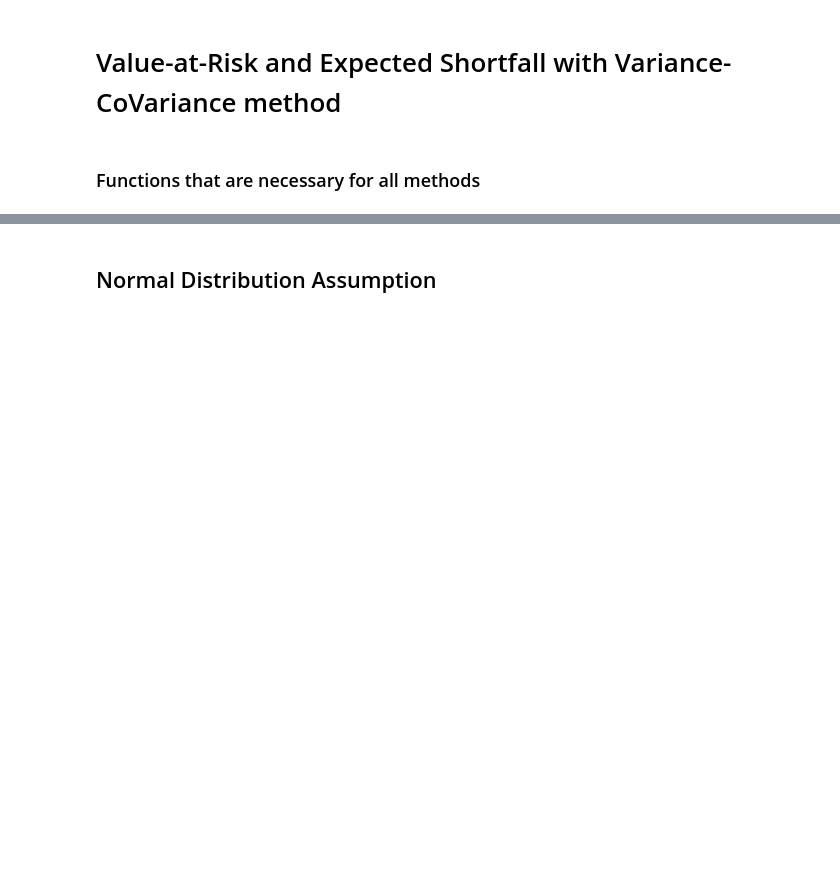
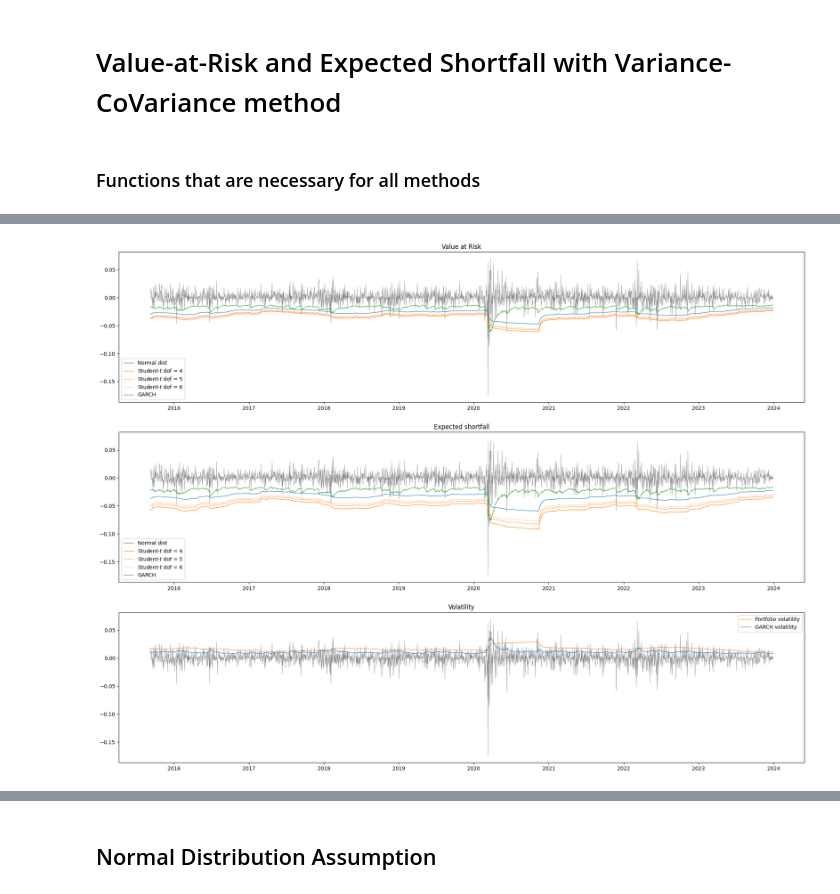
Before and after one commit to DaanZunnenberg/RiskFunctions, a Jupyter notebook: Assignment_1/Experiments.ipynb, the cells around one changed output, grey strips where cells are left out. Saved outputs shown, nothing was run; the diff lists cells and outputs as text; code cells hidden in the pictures; blank space fills up the shorter version.

```diff
--- a/Assignment_1/Experiments.ipynb
+++ b/Assignment_1/Experiments.ipynb
@@ -87,3 +143,38 @@ VaR_data_norm = VCV(portfolio_df, window_size = 250, port_weights = PORTFOLIO_WE
 VaR_data_t_df4 = VCV(portfolio_df, window_size = 250, port_weights = PORTFOLIO_WEIGHTS, alpha = .05, dist = stats.t.ppf, df = 4)
 VaR_data_t_df5 = VCV(portfolio_df, window_size = 250, port_weights = PORTFOLIO_WEIGHTS, alpha = .05, dist = stats.t.ppf, df = 5)
 VaR_data_t_df6 = VCV(portfolio_df, window_size = 250, port_weights = PORTFOLIO_WEIGHTS, alpha = .05, dist = stats.t.ppf, df = 6)
+VaR_data_GARCH = VCVG(GARCH, alpha = .05, dist = stats.norm.ppf)
+# %%
+ES_data_norm = VCE(VaR_data_norm.Vol, alpha = .05, dist = stats.norm)
+ES_data_t_df4 = VCE(VaR_data_t_df4.Vol, alpha = .05, dist = stats.t, df = 4)
+ES_data_t_df5 = VCE(VaR_data_t_df5.Vol, alpha = .05, dist = stats.t, df = 5)
+ES_data_t_df6 = VCE(VaR_data_t_df6.Vol, alpha = .05, dist = stats.t, df = 6)
+ES_data_GARCH = VCE(GARCH, alpha = .05, dist = stats.norm)
+# %%
+fig, axs = plt.subplots(3, 1, figsize = (24, 18))
+axs[1].set_title('Expected shortfall')
+axs[1].plot(PortRet(data = portfolio_sliced, weights = PORTFOLIO_WEIGHTS), lw = .5, c = 'black', alpha = .5)
+axs[1].plot(ES_data_norm, label = 'Normal dist', lw = .8)
+axs[1].plot(ES_data_t_df4, label = 'Student-$t$ dof = 4', c = 'C1', lw = .8)
+axs[1].plot(ES_data_t_df5, label = 'Student-$t$ dof = 5', c = 'C1', ls = 'dashed', lw = .8)
+axs[1].plot(ES_data_t_df6, label = 'Student-$t$ dof = 6', c = 'C1', ls = 'dotted', lw = .8)
+axs[1].plot(portfolio_sliced.index, ES_data_GARCH, label = 'GARCH', c = 'C2', ls = '-', lw = .8)
+axs[1].legend()
+
+axs[0].set_title('Value at Risk')
+axs[0].plot(PortRet(data = portfolio_sliced, weights = PORTFOLIO_WEIGHTS), lw = .5, c = 'black', alpha = .5)
+axs[0].plot(VaR_data_norm.VaR, label = 'Normal dist', lw = .8)
+axs[0].plot(VaR_data_t_df4.VaR, label = 'Student-$t$ dof = 4', c = 'C1', lw = .8)
+axs[0].plot(VaR_data_t_df5.VaR, label = 'Student-$t$ dof = 5', c = 'C1', ls = 'dashed', lw = .8)
+axs[0].plot(VaR_data_t_df6.VaR, label = 'Student-$t$ dof = 6', c = 'C1', ls = 'dotted', lw = .8)
+axs[0].plot(portfolio_sliced.index, VaR_data_GARCH, label = 'GARCH', c = 'C2', ls = '-', lw = .8)
+axs[0].legend()
+
+axs[2].set_title('Volatility')
+axs[2].plot(PortRet(data = portfolio_sliced, weights = PORTFOLIO_WEIGHTS), lw = .5, c = 'black', alpha = .5)
+axs[2].plot(rolling_vol.index, rolling_vol.values @ PORTFOLIO_WEIGHTS, c = 'C1', lw = .8, label = 'Portfolio volatility')
+axs[2].plot(portfolio_sliced.index, GARCH, c = 'C0', lw = .8, label = 'GARCH volatility')
+axs[2].legend()
+plt.show()
+# %% [output]
+[figure, added]
```
Also changed, not shown: parts of 6 cells of this notebook.
